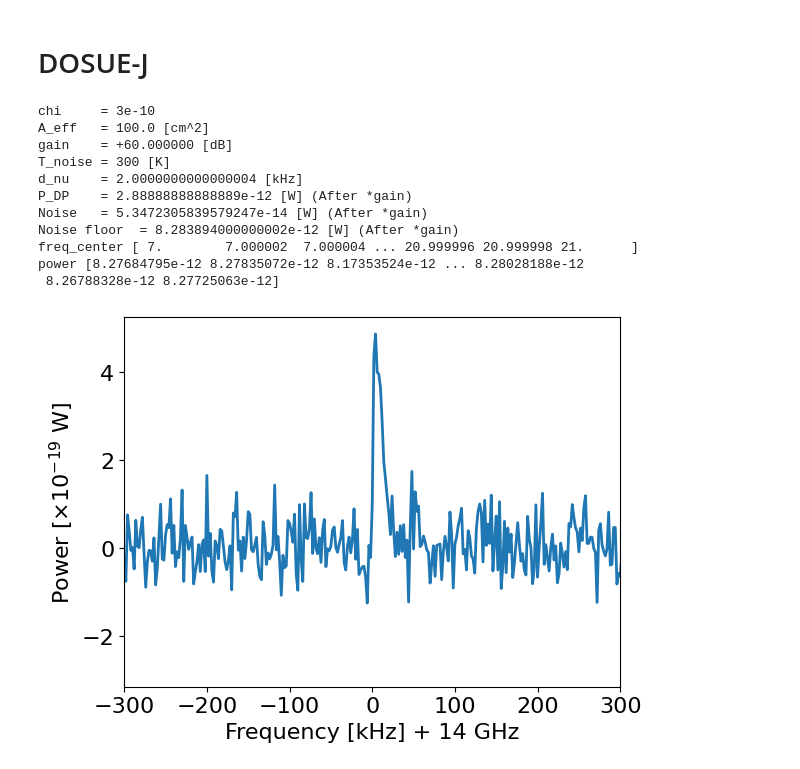
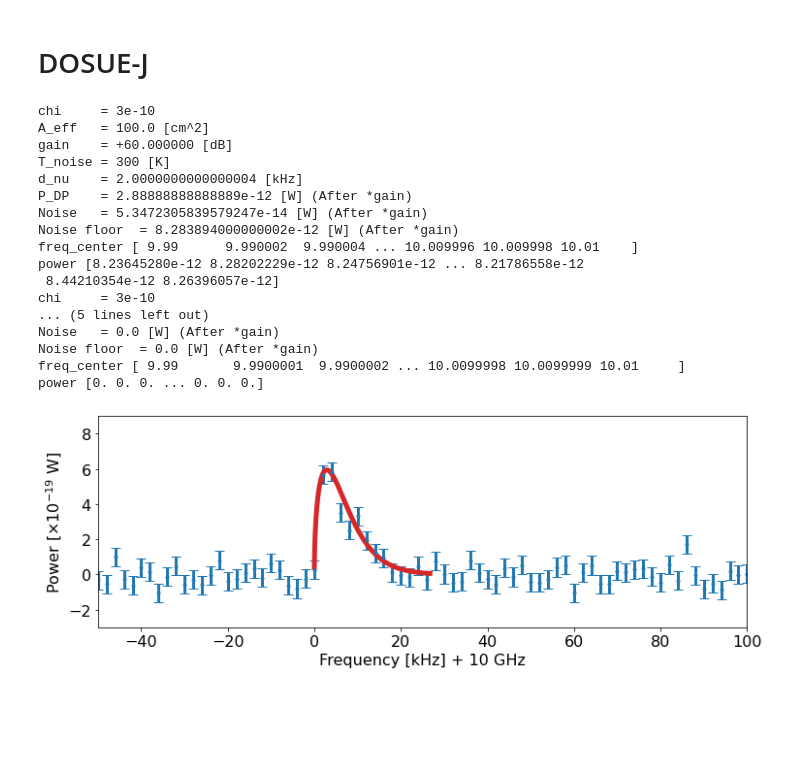
Before and after one commit to sadachi5/dosue-analysis, a Jupyter notebook: SignalSpectrum/plot_spectrum.ipynb, the cells around one changed output. Cells and saved outputs as stored; diff of their text form; code cells hidden in the pictures; blank space fills up the shorter version.

```diff
--- a/SignalSpectrum/plot_spectrum.ipynb
+++ b/SignalSpectrum/plot_spectrum.ipynb
@@ -159,17 +247,33 @@ plt.savefig('figure/sim_spectrum_dosue-A2.pdf')
 # DOSUE-J
 # %%
 gain = 10.**(60*0.1) #  60 dB
-freq, y, yerr = spectrum.create_spectrum(
+freq_0 = 10.e+9 # [Hz] peak position
+binwidth = 2e+3
+freq, y, yerr, tmp = spectrum.create_spectrum(
         chi  = 3e-10,
         T_noise = 300,
         gain = gain,
         time = 24., # sec
-        freq_0 = 14.e+9, # [Hz] peak position
-        freq_binwidth = 2.e+3, # [Hz] frequency bin width
+        freq_0 = freq_0, # [Hz] peak position
+        freq_binwidth = binwidth, # [Hz] frequency bin width
         rebin = 1,
         A_eff= 10**2 *1.e-4, # [m^2] (123.8 x 91.9 mm)
-        freq_half_scale = 0.5, # freq_0*scale = freq span/2.
+        freq_half_scale = 1e-3, # freq_0*scale = freq span/2.
         doPlot=False);
+
+# For signal
+binwidth_sig = 100
+freq_sig, signal, tmp, tmp = spectrum.create_spectrum(
+        chi  = 3e-10,
+        T_noise = 0,
+        gain = gain,
+        time = 24., # sec
+        freq_0 = freq_0, # [Hz] peak position
+        freq_binwidth = binwidth_sig, # [Hz] frequency bin width
+        rebin = 1,
+        A_eff= 10**2 *1.e-4, # [m^2] (123.8 x 91.9 mm)
+        freq_half_scale = 1e-3, # freq_0*scale = freq span/2.
+        doPlot=False);
 # %% [output]
 chi     = 3e-10
 A_eff   = 100.0 [cm^2]
@@ -179,17 +283,29 @@ d_nu    = 2.0000000000000004 [kHz]
 P_DP    = 2.88888888888889e-12 [W] (After *gain)
 Noise   = 5.3472305839579247e-14 [W] (After *gain)
 Noise floor  = 8.283894000000002e-12 [W] (After *gain)
-freq_center [ 7.        7.000002  7.000004 ... 20.999996 20.999998 21.      ]
-power [8.27684795e-12 8.27835072e-12 8.17353524e-12 ... 8.28028188e-12
- 8.26788328e-12 8.27725063e-12]
+freq_center [ 9.99      9.990002  9.990004 ... 10.009996 10.009998 10.01    ]
+power [8.23645280e-12 8.28202229e-12 8.24756901e-12 ... 8.21786558e-12
+ 8.44210354e-12 8.26396057e-12]
+chi     = 3e-10
+... (5 lines left out)
+Noise   = 0.0 [W] (After *gain)
+Noise floor  = 0.0 [W] (After *gain)
+freq_center [ 9.99       9.9900001  9.9900002 ... 10.0099998 10.0099999 10.01     ]
+power [0. 0. 0. ... 0. 0. 0.]
 # %%
 ymean = np.mean(y)
-freq_center = 14.0e+9
-plt.plot( (freq - freq_center)*1e-3, (y-ymean)*1e+19/gain, linewidth=2, color='tab:blue')
-plt.xlim(-300,+300)
+freq_center = freq_0
+plt.figure(figsize=(12,4))
+plt.errorbar( (freq - freq_center)*1e-3, (y-ymean)*1e+19/gain, yerr=yerr*1e+19/gain, linewidth=3, color='tab:blue', ls='', marker='o', markersize=3, capsize=5)
+nonzero_signal = np.where( signal > max(signal)*0.01 )
+freq_sig = freq_sig[nonzero_signal]
+signal = signal[nonzero_signal]
+plt.plot( (freq_sig - freq_center)*1e-3, signal*1e+19/gain * binwidth/binwidth_sig, c='tab:red', lw=5)
+plt.xlim(-50,+100)
+plt.ylim(-3, 9)
 plt.tick_params(labelsize=16)
 plt.xlabel(f'Frequency [kHz] + {freq_center*1e-9:.0f} GHz', fontsize=16)
 plt.ylabel(r'Power [$ \times 10^{-19}~\mathrm{W}$]', fontsize=16)
 plt.savefig('figure/sim_spectrum_dosue-J.pdf')
 # %% [output]
-[figure, old version]
+[figure, new version]
```
Also changed, not shown: parts of 12 cells of this notebook, 7 other files.
